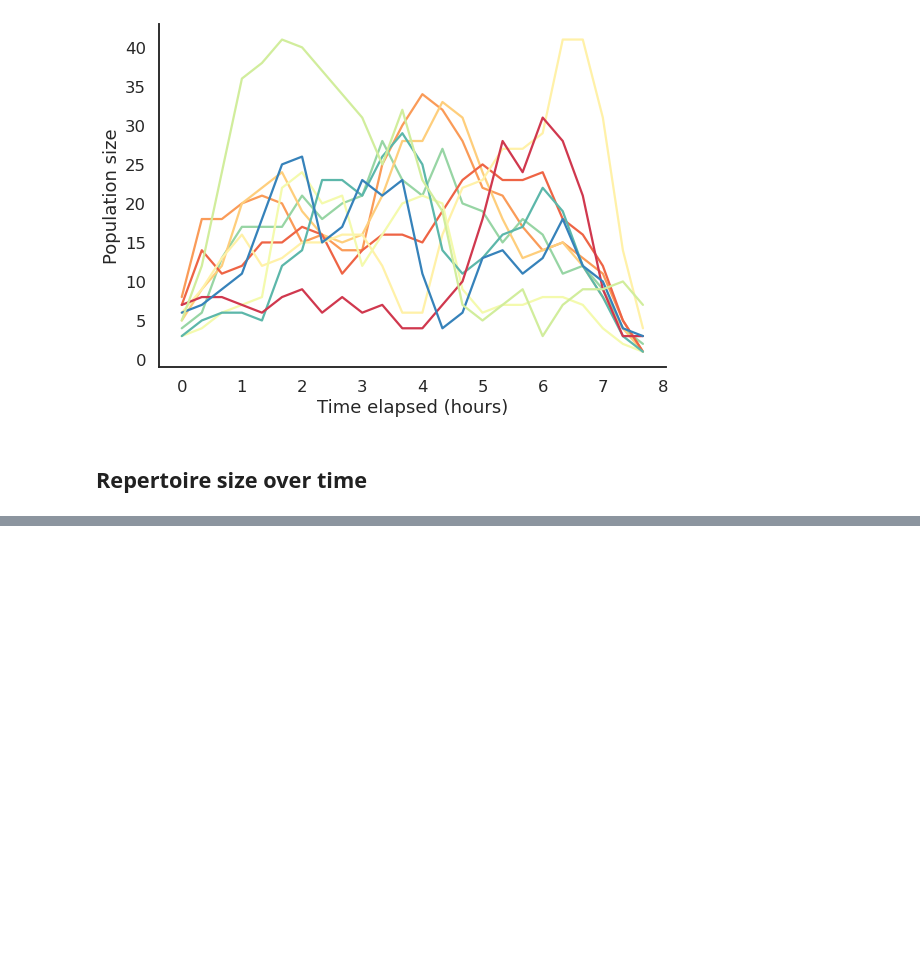
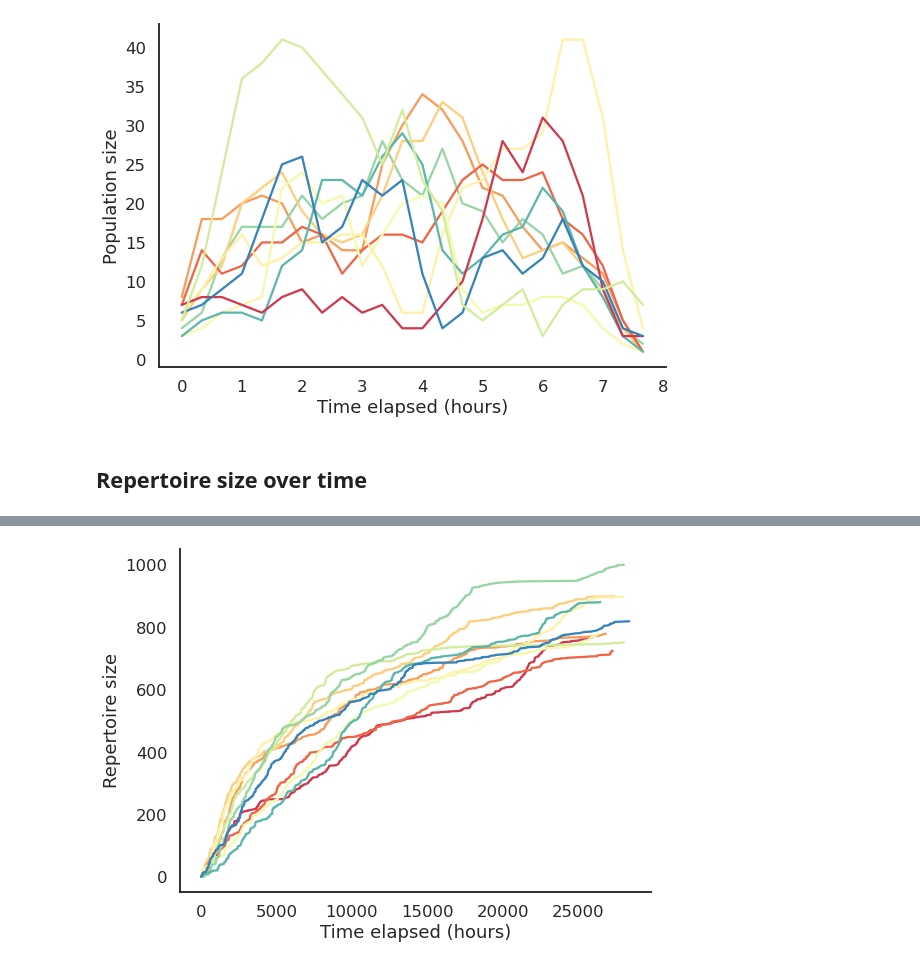
Before and after one commit to nataliavelez/OneHourOneLife, a Jupyter notebook: 5_longitudinal/5_2_repertoire_inputs.ipynb, the cells around one changed output, grey strips where cells are left out. Saved outputs shown, nothing was run; the diff lists cells and outputs as text; code cells hidden in the pictures; blank space fills up the shorter version.

```diff
--- a/5_longitudinal/5_2_repertoire_inputs.ipynb
+++ b/5_longitudinal/5_2_repertoire_inputs.ipynb
@@ -246,0 +250,10 @@ g._legend.remove()
+# %%
+discoveries_df = pd.read_csv('../3_technology/outputs/family_discoveries.tsv', sep='\t')
+middle_discoveries = discoveries_df[discoveries_df['family'].isin(middle_families)]
+middle_discoveries = middle_discoveries.reset_index(drop=True)
+middle_discoveries = pd.merge(middle_discoveries, middle_starts, on='family', how='left')
+middle_discoveries['t_elapsed'] = middle_discoveries['t_epoch'] - middle_discoveries['start']
+middle_discoveries['t_elapsed'] = middle_discoveries['t_elapsed'].astype(np.int)
+
+print(middle_discoveries.shape)
+middle_discoveries.head()
@@ -246,0 +268,7 @@ g._legend.remove()
+# %%
+g = sns.relplot(data=middle_discoveries, x='t_elapsed', y='count', hue='family', kind='line',
+                 height=6, aspect=1.5, palette=middle_pal)
+g.set(xlabel = 'Time elapsed (hours)', ylabel = 'Repertoire size')
+g._legend.remove()
+# %% [output]
+[figure, added]
```
Also changed, not shown: parts of 10 cells of this notebook, 3 other files.
